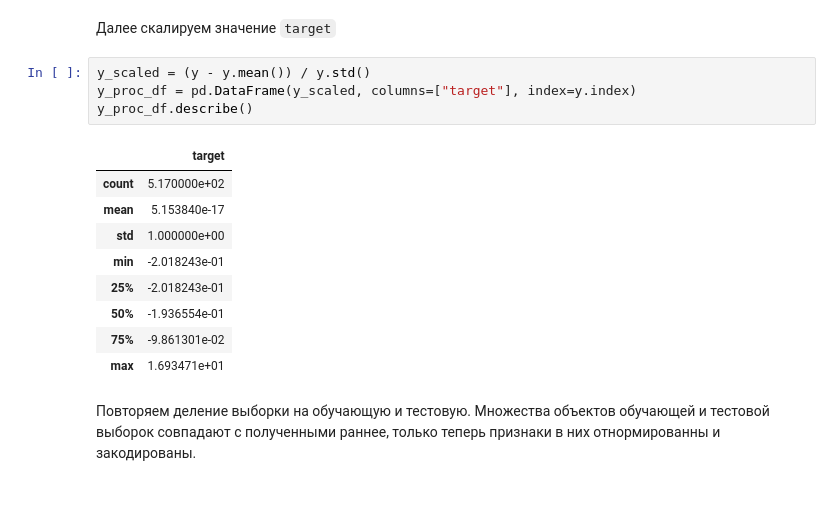
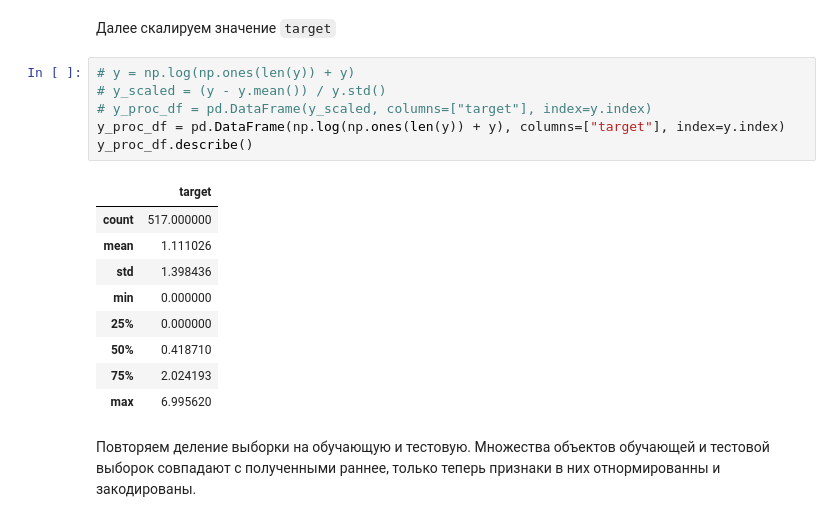
Before and after one commit to RustamSubkhankulov/machine-learning, a Jupyter notebook: forest-fires/main.ipynb, the cells around one changed output. Cells and saved outputs as stored; diff of their text form.

```diff
--- a/forest-fires/main.ipynb
+++ b/forest-fires/main.ipynb
@@ -416,19 +416,21 @@ X_proc_df.describe()
 # %% [markdown]
 Далее скалируем значение ``target``
 # %%
-y_scaled = (y - y.mean()) / y.std()
-y_proc_df = pd.DataFrame(y_scaled, columns=["target"], index=y.index)
+# y = np.log(np.ones(len(y)) + y)
+# y_scaled = (y - y.mean()) / y.std()
+# y_proc_df = pd.DataFrame(y_scaled, columns=["target"], index=y.index)
+y_proc_df = pd.DataFrame(np.log(np.ones(len(y)) + y), columns=["target"], index=y.index)
 y_proc_df.describe()
 # %% [output]
 |  | target |
-| count | 5.170000e+02 |
-| mean | 5.153840e-17 |
-| std | 1.000000e+00 |
-| min | -2.018243e-01 |
-| 25% | -2.018243e-01 |
-| 50% | -1.936554e-01 |
-| 75% | -9.861301e-02 |
-| max | 1.693471e+01 |
+| count | 517.000000 |
+| mean | 1.111026 |
+| std | 1.398436 |
+| min | 0.000000 |
+| 25% | 0.000000 |
+| 50% | 0.418710 |
+| 75% | 2.024193 |
+| max | 6.995620 |
 # %% [markdown]
 Повторяем деление выборки на обучающую и тестовую. Множества объектов обучающей и тестовой выборок совпадают с полученными раннее, только теперь признаки в них отнормированны и закодированы.
 # %%
```
Also changed, not shown: parts of 15 cells of this notebook.
